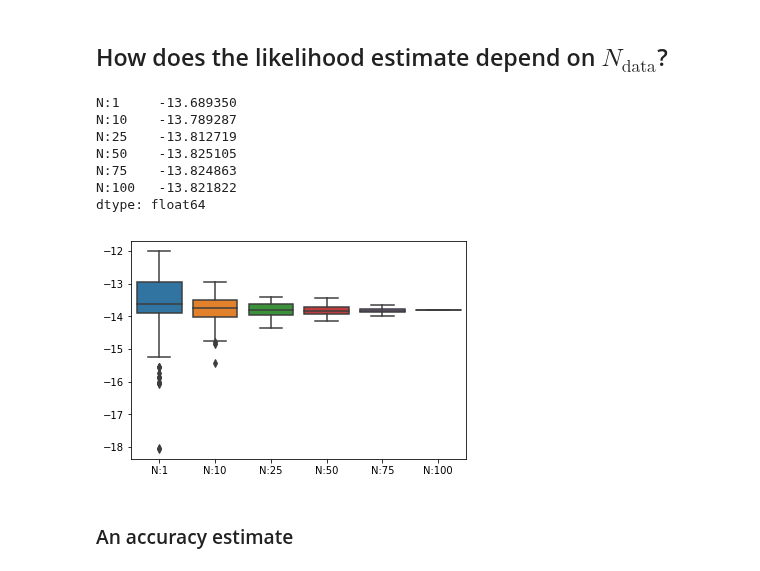
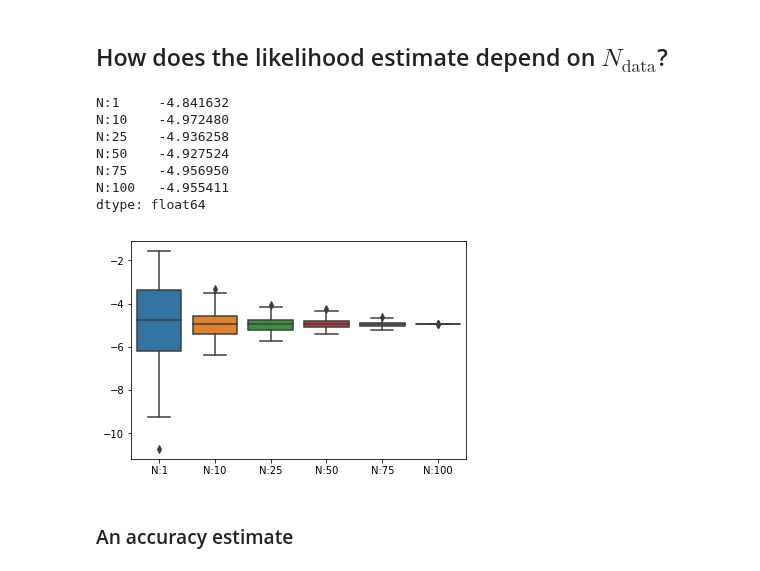
Before and after one commit to robineriksson/BAIP, a Jupyter notebook: modelProblem/CODE/exploreModel.ipynb, the cells around one changed output. Drawn from its saved outputs; the diff is of its cells as text; code cells hidden in the pictures.

Commit message:
some update to likelihood computation

```diff
--- a/modelProblem/CODE/exploreModel.ipynb
+++ b/modelProblem/CODE/exploreModel.ipynb
@@ -121,7 +116,7 @@ The likelihood extends to $l_{N_{\text{data}}}(\theta)  = \sum_{i=1}^{N_{\text{d
 # %% [markdown]
 ### Deploy a (boring) Metropolis-Hastings algorithm
 # %%
-def prior(eps, loc, scale, log=False):
+def prior_func(eps, loc, scale, log=False):
     if(log):
         pdf = norm.logpdf(eps, loc, scale)
     else:
@@ -288,10 +275,10 @@ class Gprior:
 Generate an observation, $z_\text{obs}$!
 # %%
 theta_true = -2.5
-delta_T = 0.25
+delta_T = 0.1
 t_vec = np.linspace(0,1,int(1/delta_T))
 y_true = model_analytic(theta_true, t_vec)
-scale = 0.5
+scale = 0.1
 N_data = 100
 z_obs = np.empty([N_data, len(y_true)])
 for i in range(N_data):
@@ -351,30 +361,29 @@ plt.show()
 # %%
 N_vec = [1,10,25,50,75,100]
 theta = -2.5
 rep = 100
 df_like = pd.DataFrame({"id":range(rep)})
 
 model = MetropolisHastings(prior=Gprior(0, 10, log), noise=Gprior(0,scale, log), delta_T=delta_T, log=log)
 
 for i in N_vec:
     likeMean = []
     for j in range(rep):
-        # we also divide by i to get the "mean"
-        likeMean.append(model.likelihood(z_obs[np.random.choice(N_data, i, replace=False),:], theta) / i)
+        likeMean.append(model.likelihood(z_obs[np.random.choice(N_data, i, replace=False),:], theta) )
     df_like["N:" + str(i)] = likeMean
 
 print(df_like.iloc[:,1:].mean())
 sns.boxplot(data=df_like.iloc[:,1:])
 plt.show()
 # %% [output]
-N:1     -13.689350
-N:10    -13.789287
-N:25    -13.812719
-N:50    -13.825105
-N:75    -13.824863
-N:100   -13.821822
+N:1     -4.841632
+N:10    -4.972480
+N:25    -4.936258
+N:50    -4.927524
+N:75    -4.956950
+N:100   -4.955411
 dtype: float64
-[figure, old version]
+[figure, new version]
 # %% [markdown]
 ### An accuracy estimate
 # %%
```
Also changed, not shown: parts of 14 cells of this notebook.
